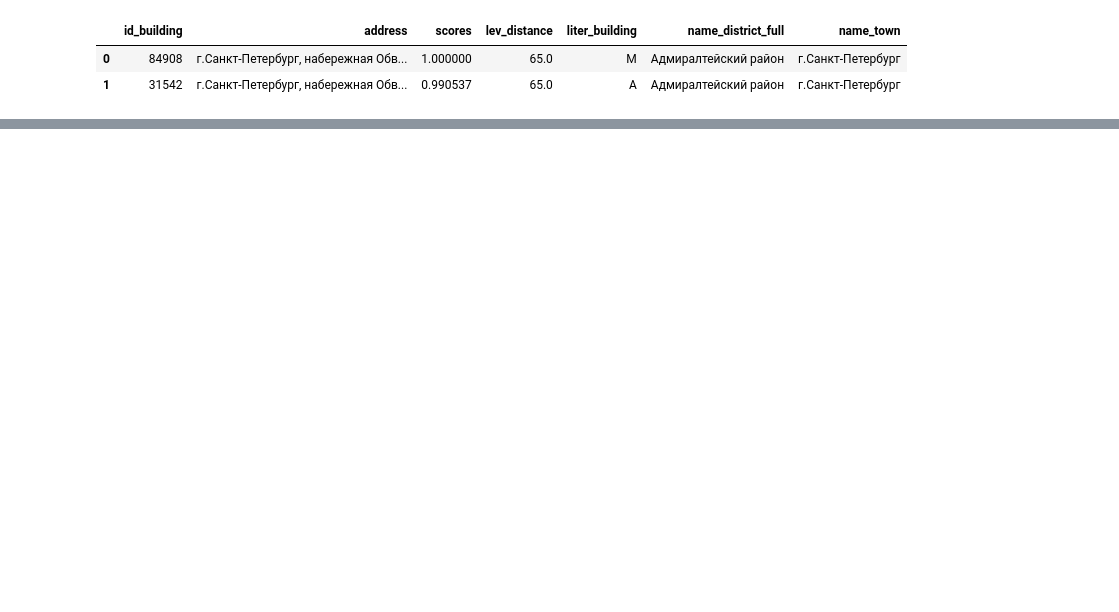
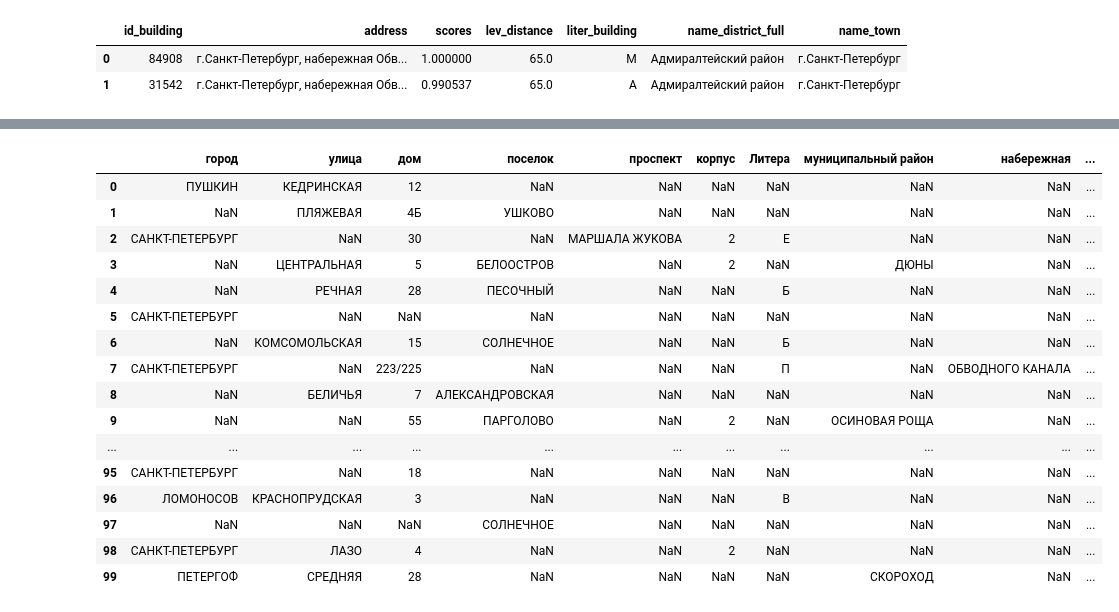
Before and after one commit to FVA13/addresses_matcher, a Jupyter notebook: notebooks/model.ipynb, the cells around one changed output, grey strips where cells are left out. Drawn from its saved outputs; the diff is of its cells as text; code cells hidden in the pictures; blank space fills up the shorter version.

Commit message:
advanced model
work on the more advanced model is on its way

```diff
--- a/notebooks/model.ipynb
+++ b/notebooks/model.ipynb
@@ -296,0 +357,2 @@ slow_get_best_matches(QUERY, 10, np.array(embeddings), for_embeddings)
+# %%
+processor = Processor([GEO, ADDRESS])
@@ -296,0 +397,7 @@ slow_get_best_matches(QUERY, 10, np.array(embeddings), for_embeddings)
+# %%
+addr = []
+result = processor('город Пушкин, Екатерининский парк, дом б/н, литера Ц')
+referent = result.matches[0].referent
+x = get_ner_elements(referent)
+print(addr)
+print(x)
@@ -296,0 +407,14 @@ slow_get_best_matches(QUERY, 10, np.array(embeddings), for_embeddings)
+# %%
+def get_address_ner_objects(address: str):
+    global addr  # we need to declare global variable to change it
+    processor = Processor([GEO, ADDRESS])
+    addr = []
+    try:
+        result = processor(address)
+        referent = result.matches[0].referent
+        ner_model_res = get_ner_elements(referent)
+        merged_data = {k: v for d in ner_model_res for k, v in d.items()}
+        data = pd.DataFrame([merged_data])
+        return merged_data
+    except:
+        return []
@@ -296,0 +426,5 @@ slow_get_best_matches(QUERY, 10, np.array(embeddings), for_embeddings)
+# %%
+#
+sandbox = train[:100]
+# sandbox
+sandbox['kek'] = sandbox.parallel_apply(lambda x: get_address_ner_objects(x['full_address_building']), axis=1) #get_address_ner_objects(
@@ -296,0 +470,21 @@ slow_get_best_matches(QUERY, 10, np.array(embeddings), for_embeddings)
+# %%
+sandbox['kek'].apply(pd.Series)
+pd.concat([sandbox.drop(['kek'], axis=1), sandbox['kek'].apply(pd.Series)], axis=1)
+# %% [output]
+|  | город | улица | дом | поселок | проспект | корпус | Литера | муниципальный район | набережная | ... |
+| 0 | ПУШКИН | КЕДРИНСКАЯ | 12 | NaN | NaN | NaN | NaN | NaN | NaN | ... |
+| 1 | NaN | ПЛЯЖЕВАЯ | 4Б | УШКОВО | NaN | NaN | NaN | NaN | NaN | ... |
+| 2 | САНКТ-ПЕТЕРБУРГ | NaN | 30 | NaN | МАРШАЛА ЖУКОВА | 2 | Е | NaN | NaN | ... |
+| 3 | NaN | ЦЕНТРАЛЬНАЯ | 5 | БЕЛООСТРОВ | NaN | 2 | NaN | ДЮНЫ | NaN | ... |
+| 4 | NaN | РЕЧНАЯ | 28 | ПЕСОЧНЫЙ | NaN | NaN | Б | NaN | NaN | ... |
+| 5 | САНКТ-ПЕТЕРБУРГ | NaN | NaN | NaN | NaN | NaN | NaN | NaN | NaN | ... |
+| 6 | NaN | КОМСОМОЛЬСКАЯ | 15 | СОЛНЕЧНОЕ | NaN | NaN | Б | NaN | NaN | ... |
+| 7 | САНКТ-ПЕТЕРБУРГ | NaN | 223/225 | NaN | NaN | NaN | П | NaN | ОБВОДНОГО КАНАЛА | ... |
+| 8 | NaN | БЕЛИЧЬЯ | 7 | АЛЕКСАНДРОВСКАЯ | NaN | NaN | NaN | NaN | NaN | ... |
+| 9 | NaN | NaN | 55 | ПАРГОЛОВО | NaN | 2 | NaN | ОСИНОВАЯ РОЩА | NaN | ... |
+| ... | ... | ... | ... | ... | ... | ... | ... | ... | ... | ... |
+| 95 | САНКТ-ПЕТЕРБУРГ | NaN | 18 | NaN | NaN | NaN | NaN | NaN | NaN | ... |
+| 96 | ЛОМОНОСОВ | КРАСНОПРУДСКАЯ | 3 | NaN | NaN | NaN | В | NaN | NaN | ... |
+| 97 | NaN | NaN | NaN | СОЛНЕЧНОЕ | NaN | NaN | NaN | NaN | NaN | ... |
+| 98 | САНКТ-ПЕТЕРБУРГ | ЛАЗО | 4 | NaN | NaN | 2 | NaN | NaN | NaN | ... |
+| 99 | ПЕТЕРГОФ | СРЕДНЯЯ | 28 | NaN | NaN | NaN | NaN | СКОРОХОД | NaN | ... |
```
Also changed, not shown: parts of 21 cells of this notebook, 4 other files.
